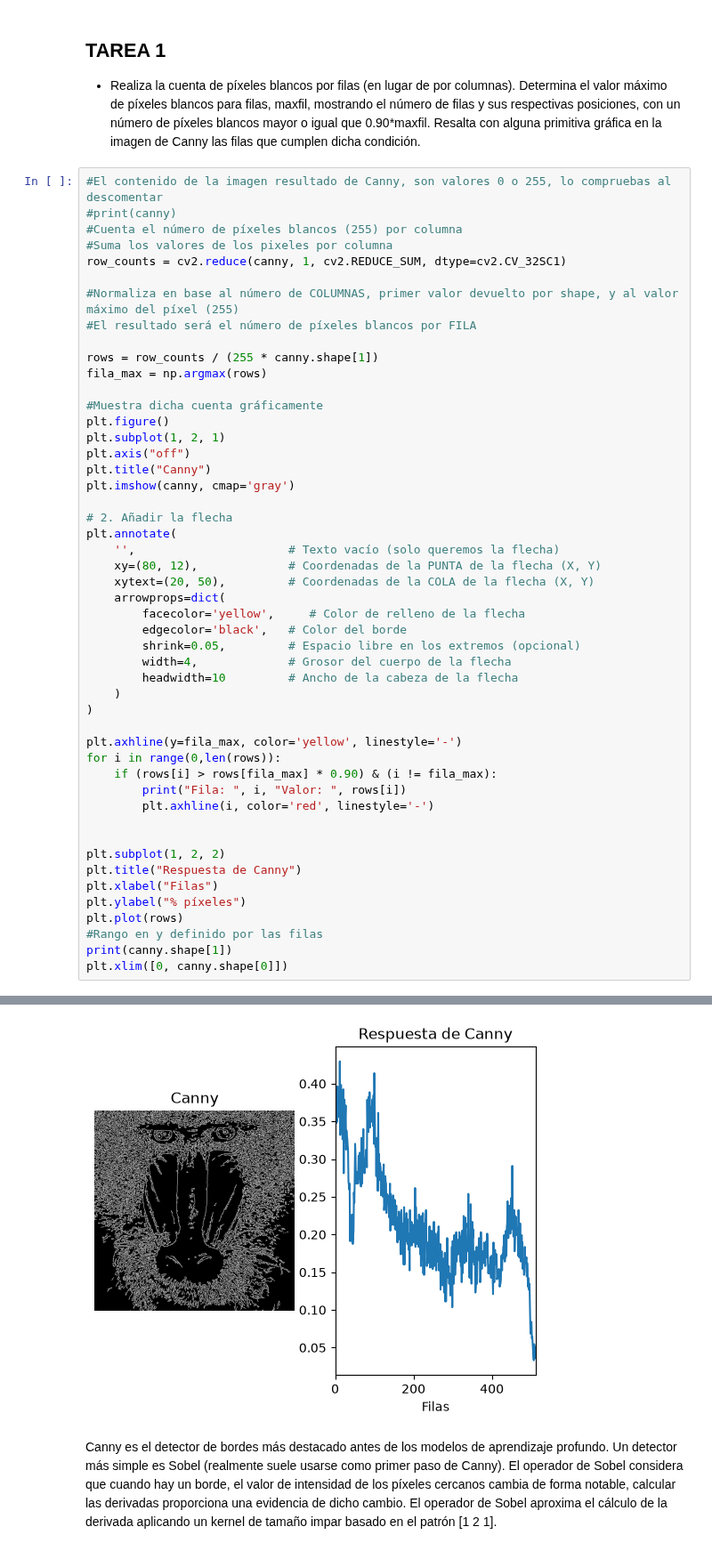
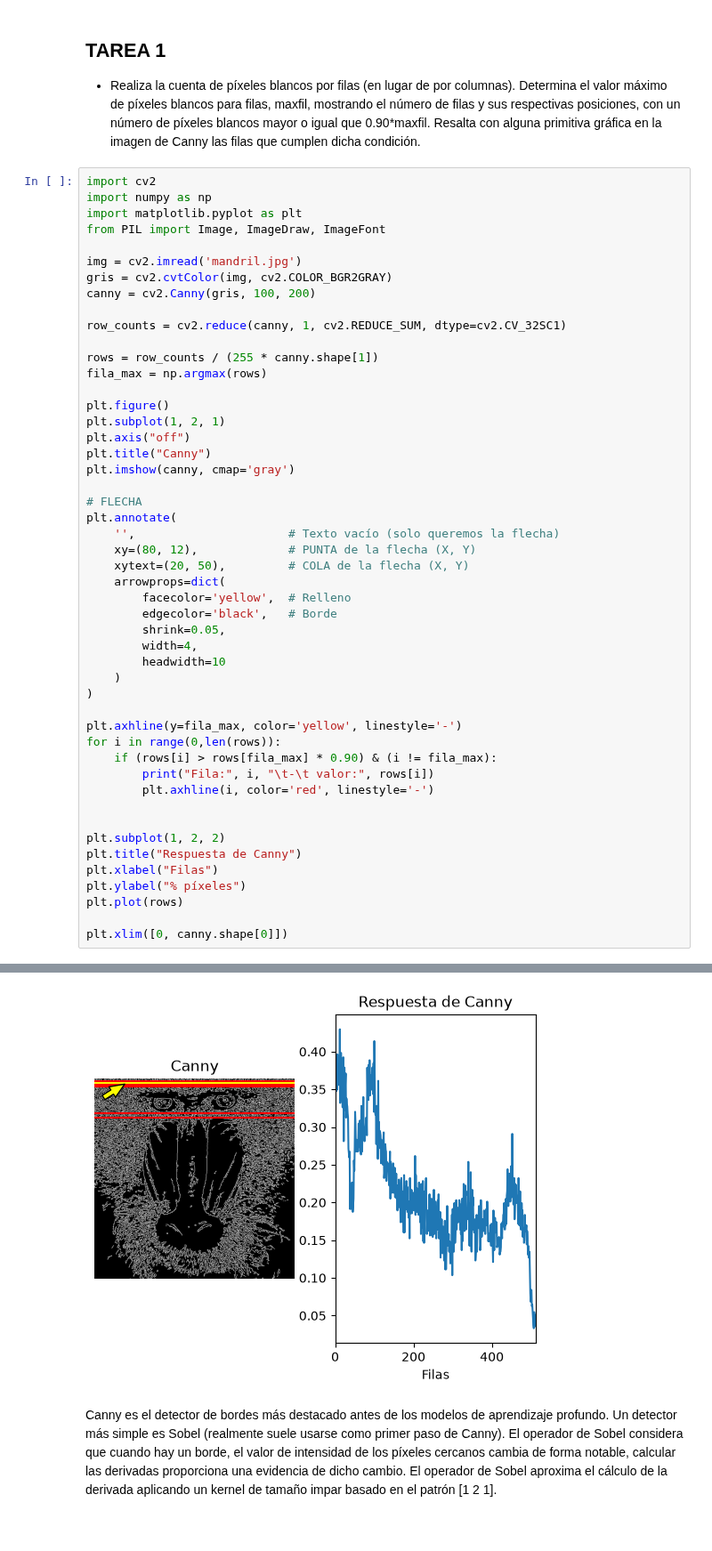
Before and after one commit to albaquiintanaa/VC_PRACTICAS, a Jupyter notebook: VC_P2.ipynb, the cells around one changed output, grey strips where cells are left out. Shown at 89% size. Saved outputs shown, nothing was run; the diff lists cells and outputs as text.

```diff
--- a/VC_P2.ipynb
+++ b/VC_P2.ipynb
@@ -177,43 +177,44 @@ plt.xlim([0, canny.shape[1]])
 ## TAREA 1
 - Realiza la cuenta de píxeles blancos por filas (en lugar de por columnas). Determina el valor máximo de píxeles blancos para filas, maxfil, mostrando el número de filas y sus respectivas posiciones, con un número de píxeles blancos mayor o igual que 0.90*maxfil. Resalta con alguna primitiva gráfica en la imagen de Canny las filas que cumplen dicha condición.
 # %%
-#El contenido de la imagen resultado de Canny, son valores 0 o 255, lo compruebas al descomentar
-#print(canny)
-#Cuenta el número de píxeles blancos (255) por columna
-#Suma los valores de los pixeles por columna
+import cv2
+import numpy as np
+import matplotlib.pyplot as plt
+from PIL import Image, ImageDraw, ImageFont
+
+img = cv2.imread('mandril.jpg')
+gris = cv2.cvtColor(img, cv2.COLOR_BGR2GRAY)
+canny = cv2.Canny(gris, 100, 200)
+
 row_counts = cv2.reduce(canny, 1, cv2.REDUCE_SUM, dtype=cv2.CV_32SC1)
-
-#Normaliza en base al número de COLUMNAS, primer valor devuelto por shape, y al valor máximo del píxel (255)
-#El resultado será el número de píxeles blancos por FILA
 
 rows = row_counts / (255 * canny.shape[1])
 fila_max = np.argmax(rows)
 
-#Muestra dicha cuenta gráficamente
 plt.figure()
 plt.subplot(1, 2, 1)
 plt.axis("off")
 plt.title("Canny")
 plt.imshow(canny, cmap='gray')
 
-# 2. Añadir la flecha
+# FLECHA
 plt.annotate(
     '',                      # Texto vacío (solo queremos la flecha)
-    xy=(80, 12),             # Coordenadas de la PUNTA de la flecha (X, Y)
-    xytext=(20, 50),         # Coordenadas de la COLA de la flecha (X, Y)
+    xy=(80, 12),             # PUNTA de la flecha (X, Y)
+    xytext=(20, 50),         # COLA de la flecha (X, Y)
     arrowprops=dict(
-        facecolor='yellow',     # Color de relleno de la flecha
-        edgecolor='black',   # Color del borde
-        shrink=0.05,         # Espacio libre en los extremos (opcional)
-        width=4,             # Grosor del cuerpo de la flecha
-        headwidth=10         # Ancho de la cabeza de la flecha
+        facecolor='yellow',  # Relleno
+        edgecolor='black',   # Borde
+        shrink=0.05,
+        width=4,
+        headwidth=10
     )
 )
 
 plt.axhline(y=fila_max, color='yellow', linestyle='-')
 for i in range(0,len(rows)):
     if (rows[i] > rows[fila_max] * 0.90) & (i != fila_max):
-        print("Fila: ", i, "Valor: ", rows[i])
+        print("Fila:", i, "\t-\t valor:", rows[i])
         plt.axhline(i, color='red', linestyle='-')
 
 
@@ -222,7 +223,6 @@ plt.title("Respuesta de Canny")
 plt.xlabel("Filas")
 plt.ylabel("% píxeles")
 plt.plot(rows)
-#Rango en y definido por las filas
-print(canny.shape[1])
+
 plt.xlim([0, canny.shape[0]])
 # %% [output]
@@ -230,4 +236,4 @@ plt.xlim([0, canny.shape[0]])
-[figure, old version]
+[figure, new version]
 # %% [markdown]
 Canny es el detector de bordes más destacado antes de los modelos de aprendizaje profundo. Un detector más simple es Sobel (realmente suele usarse como primer paso de Canny).
 El operador de Sobel considera que cuando hay un borde, el valor de intensidad de los píxeles cercanos cambia de forma notable, calcular las derivadas proporciona una evidencia de dicho cambio. El operador de Sobel aproxima el cálculo de la derivada aplicando un kernel de tamaño impar basado en el patrón [1 2 1].
```
Also changed, not shown: parts of 4 cells of this notebook.
